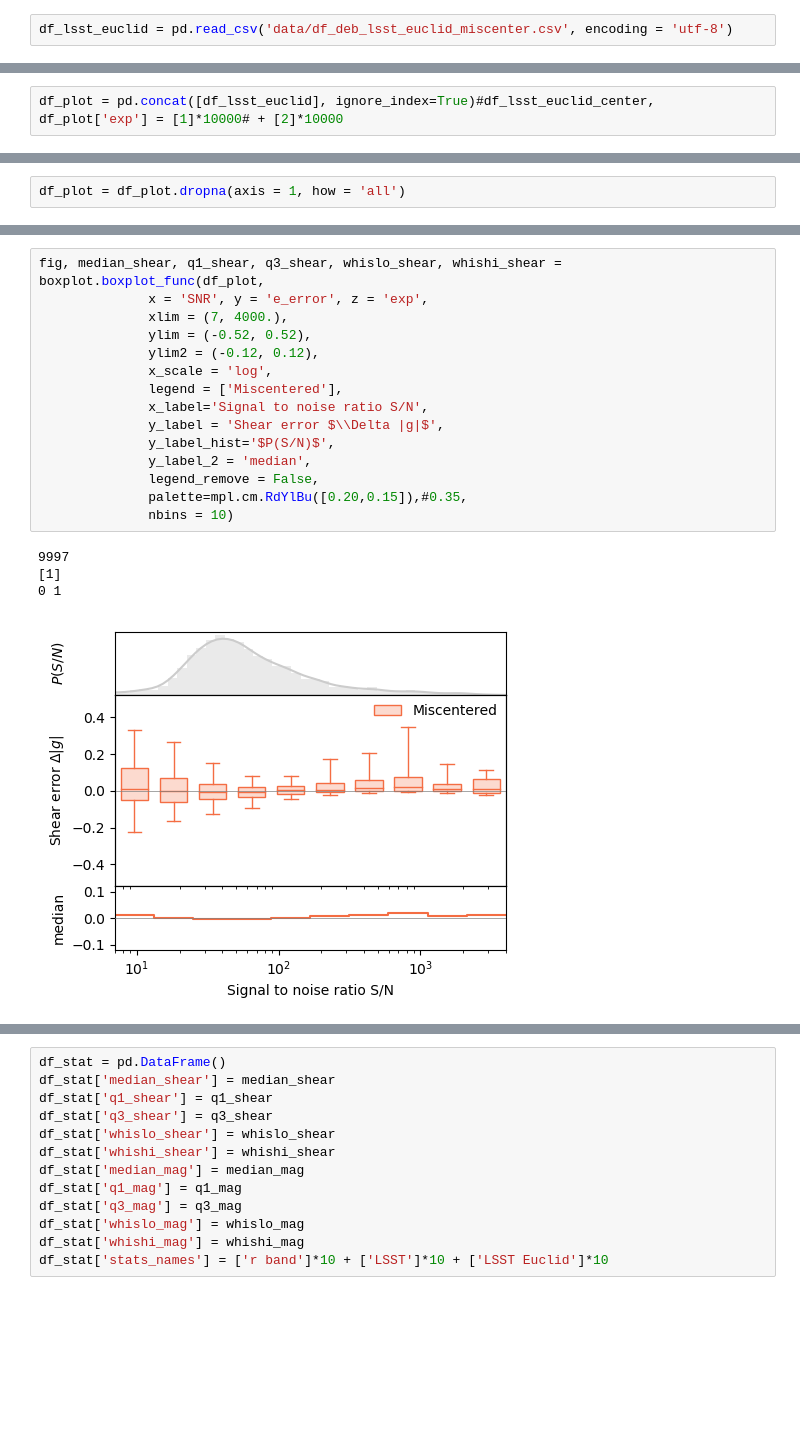
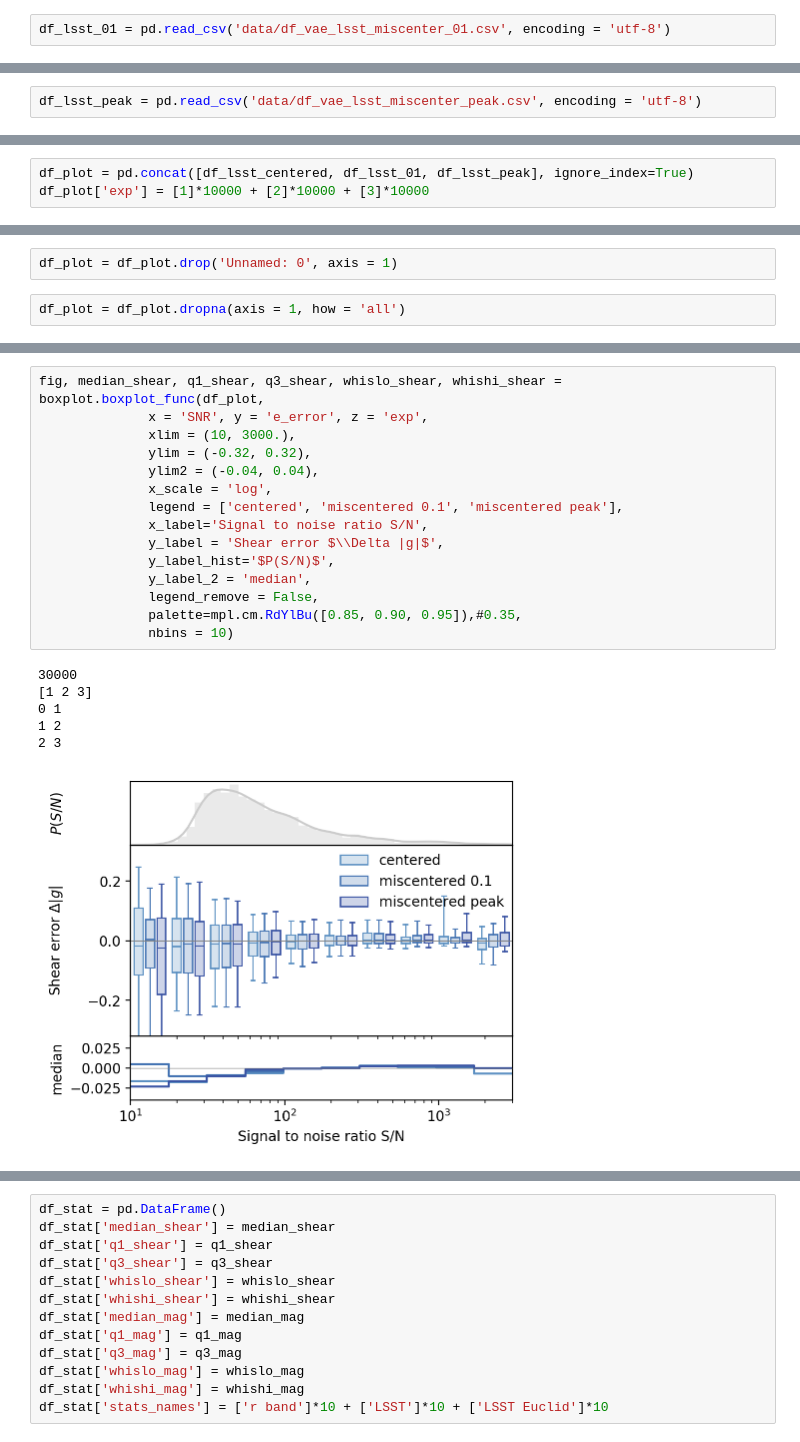
Before and after one commit to LSSTDESC/DeblenderVAE, a Jupyter notebook: notebooks/Plots_for_paper/Plots_VAE_results_v5_test_miscenter.ipynb, the cells around one changed output, grey strips where cells are left out. Cells and saved outputs as stored; diff of their text form; blank space fills up the shorter version.

```diff
--- a/notebooks/Plots_for_paper/Plots_VAE_results_v5_test_miscenter.ipynb
+++ b/notebooks/Plots_for_paper/Plots_VAE_results_v5_test_miscenter.ipynb
@@ -130,5 +244,5 @@ df_lsst_euclid.to_csv('data/df_deb_lsst_euclid_miscenter.csv')
 # %%
-df_lsst_euclid = pd.read_csv('data/df_deb_lsst_euclid_miscenter.csv', encoding = 'utf-8')
+df_lsst_01 = pd.read_csv('data/df_vae_lsst_miscenter_01.csv', encoding = 'utf-8')
 # %% [markdown]
 ### Shape plots
 # %%
@@ -196,0 +346,2 @@ plt.tight_layout()
+# %%
+df_lsst_peak = pd.read_csv('data/df_vae_lsst_miscenter_peak.csv', encoding = 'utf-8')
@@ -199,5 +413,5 @@ plt.tight_layout()
 # %% [markdown]
 ## As function of SNR
 # %%
-df_plot = pd.concat([df_lsst_euclid], ignore_index=True)#df_lsst_euclid_center,
-df_plot['exp'] = [1]*10000# + [2]*10000
+df_plot = pd.concat([df_lsst_centered, df_lsst_01, df_lsst_peak], ignore_index=True)
+df_plot['exp'] = [1]*10000 + [2]*10000 + [3]*10000
@@ -228,3 +418,5 @@ reload(boxplot)
+# %%
+df_plot = df_plot.drop('Unnamed: 0', axis = 1)
 # %%
 df_plot = df_plot.dropna(axis = 1, how = 'all')
 # %%
@@ -279,20 +467,22 @@ np.min(df_plot['SNR']), np.max(df_plot['SNR'])
 # %%
 fig, median_shear, q1_shear, q3_shear, whislo_shear, whishi_shear = boxplot.boxplot_func(df_plot,
               x = 'SNR', y = 'e_error', z = 'exp',
-              xlim = (7, 4000.),
-              ylim = (-0.52, 0.52),
-              ylim2 = (-0.12, 0.12),
+              xlim = (10, 3000.),
+              ylim = (-0.32, 0.32),
+              ylim2 = (-0.04, 0.04),
               x_scale = 'log',
-              legend = ['Miscentered'],
+              legend = ['centered', 'miscentered 0.1', 'miscentered peak'],
               x_label='Signal to noise ratio S/N',
               y_label = 'Shear error $\\Delta |g|$',
               y_label_hist='$P(S/N)$',
               y_label_2 = 'median',
               legend_remove = False,
-              palette=mpl.cm.RdYlBu([0.20,0.15]),#0.35,
+              palette=mpl.cm.RdYlBu([0.85, 0.90, 0.95]),#0.35,
               nbins = 10)
 # %% [output]
-9997
-[1]
+30000
+[1 2 3]
 0 1
+1 2
+2 3
-[figure, old version]
+[figure, new version]
```
Also changed, not shown: parts of 43 cells of this notebook, 23 other files.
